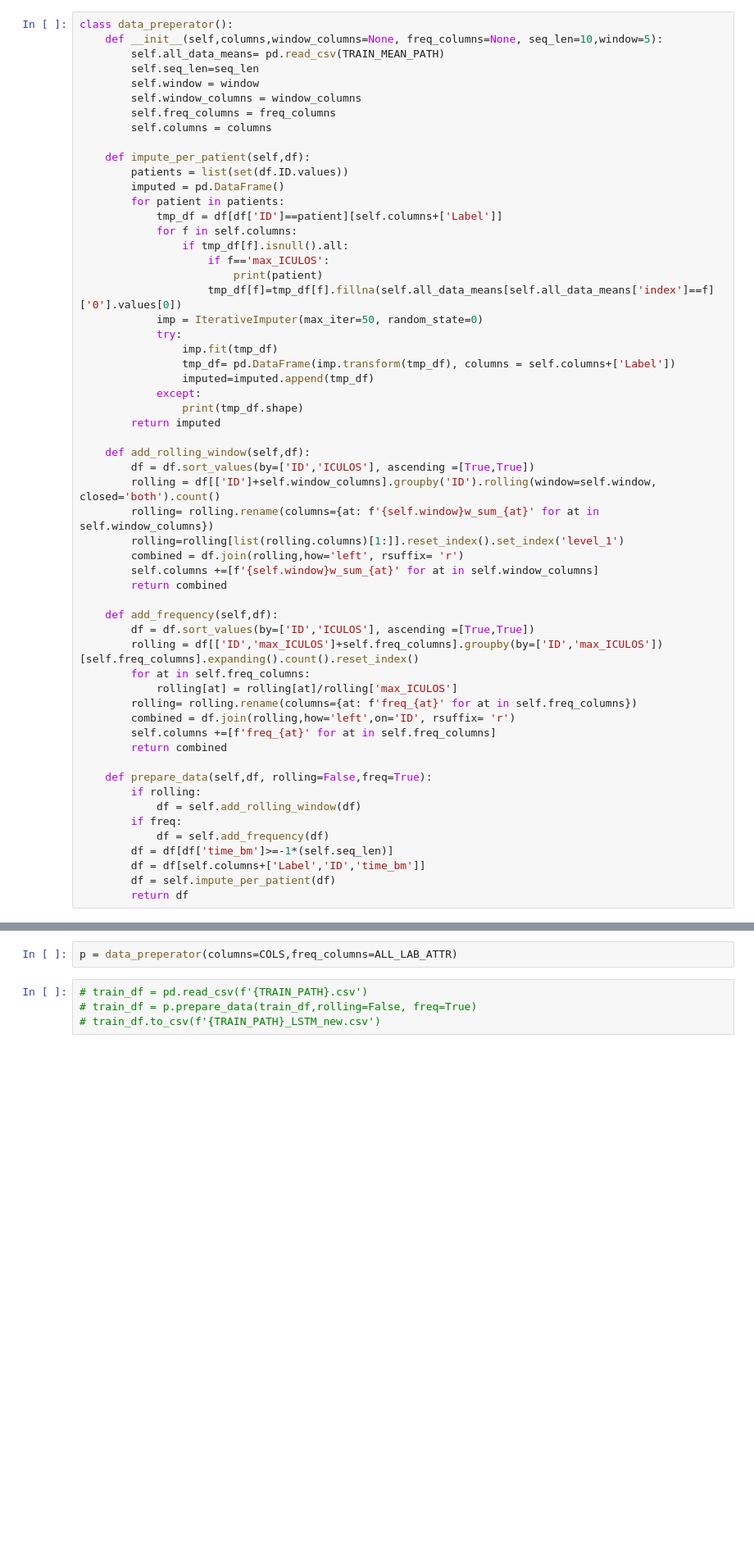
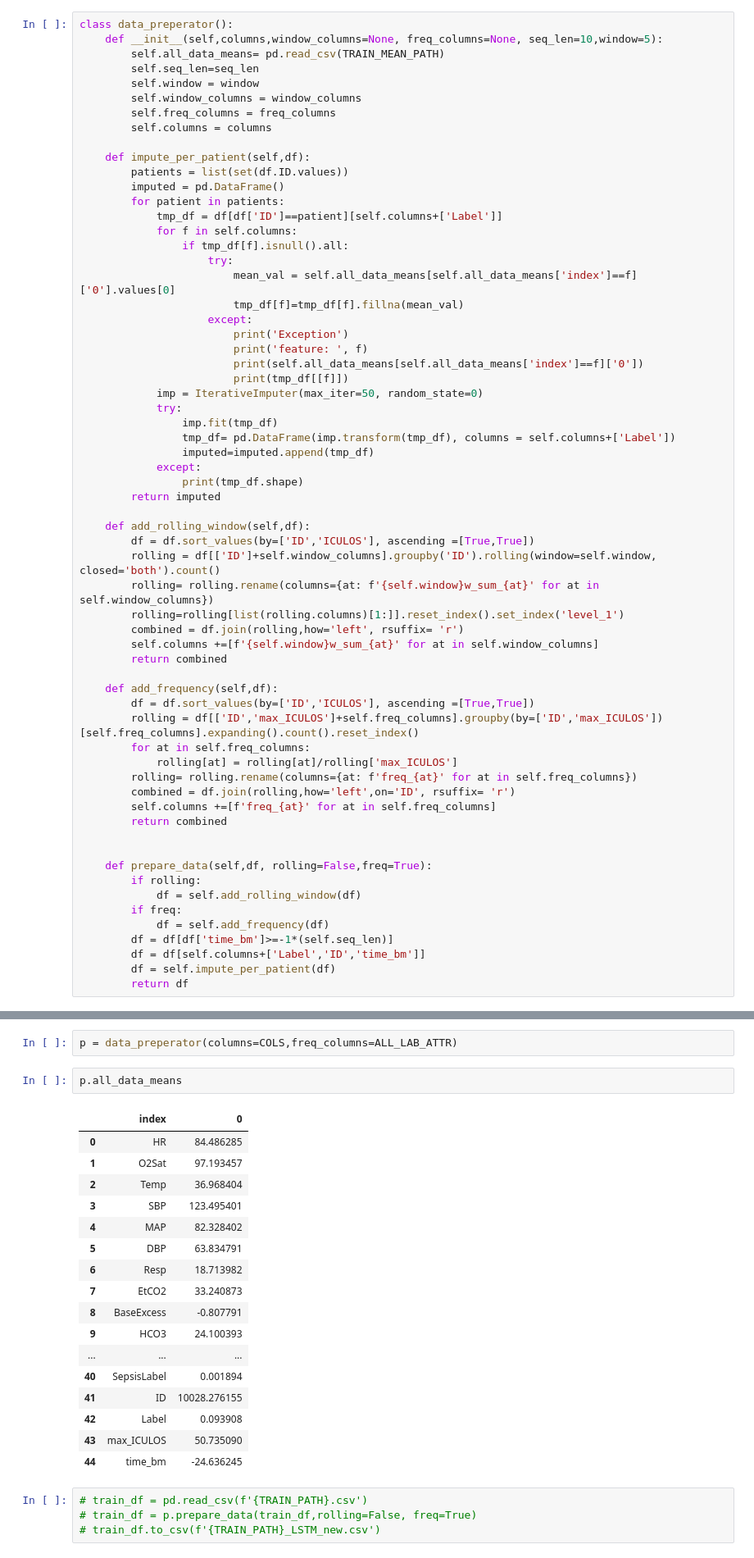
Before and after one commit to AtarCohen/Early-Prediction_of_Sepsis, a Jupyter notebook: PrepareData.ipynb, the cells around one changed output, grey strips where cells are left out. Shown at 82% size. Saved outputs shown, nothing was run; the diff lists cells and outputs as text; blank space fills up the shorter version.

```diff
--- a/PrepareData.ipynb
+++ b/PrepareData.ipynb
@@ -96,9 +96,14 @@ class data_preperator():
             tmp_df = df[df['ID']==patient][self.columns+['Label']]
             for f in self.columns:
                 if tmp_df[f].isnull().all:
-                    if f=='max_ICULOS':
-                        print(patient)
-                    tmp_df[f]=tmp_df[f].fillna(self.all_data_means[self.all_data_means['index']==f]['0'].values[0])
+                    try:
+                        mean_val = self.all_data_means[self.all_data_means['index']==f]['0'].values[0]
+                        tmp_df[f]=tmp_df[f].fillna(mean_val)
+                    except:
+                        print('Exception')
+                        print('feature: ', f)
+                        print(self.all_data_means[self.all_data_means['index']==f]['0'])
+                        print(tmp_df[[f]])
             imp = IterativeImputer(max_iter=50, random_state=0)
             try:
                 imp.fit(tmp_df)
@@ -127,6 +132,7 @@ class data_preperator():
         self.columns +=[f'freq_{at}' for at in self.freq_columns]
         return combined
 
+
     def prepare_data(self,df, rolling=False,freq=True):
         if rolling:
             df = self.add_rolling_window(df)
@@ -141,6 +147,26 @@ train_df = pd.read_csv(f'{TRAIN_PATH}.csv')
 all_data_mean = train_df.mean().reset_index().to_csv(TRAIN_MEAN_PATH,index=False)
 # %%
 p = data_preperator(columns=COLS,freq_columns=ALL_LAB_ATTR)
+# %%
+p.all_data_means
+# %% [output]
+|  | index | 0 |
+| 0 | HR | 84.486285 |
+| 1 | O2Sat | 97.193457 |
+| 2 | Temp | 36.968404 |
+| 3 | SBP | 123.495401 |
+| 4 | MAP | 82.328402 |
+| 5 | DBP | 63.834791 |
+| 6 | Resp | 18.713982 |
+| 7 | EtCO2 | 33.240873 |
+| 8 | BaseExcess | -0.807791 |
+| 9 | HCO3 | 24.100393 |
+| ... | ... | ... |
+| 40 | SepsisLabel | 0.001894 |
+| 41 | ID | 10028.276155 |
+| 42 | Label | 0.093908 |
+| 43 | max_ICULOS | 50.735090 |
+| 44 | time_bm | -24.636245 |
 # %%
 # train_df = pd.read_csv(f'{TRAIN_PATH}.csv')
 # train_df = p.prepare_data(train_df,rolling=False, freq=True)
```
Also changed, not shown: parts of 7 cells of this notebook, 1 other file.
